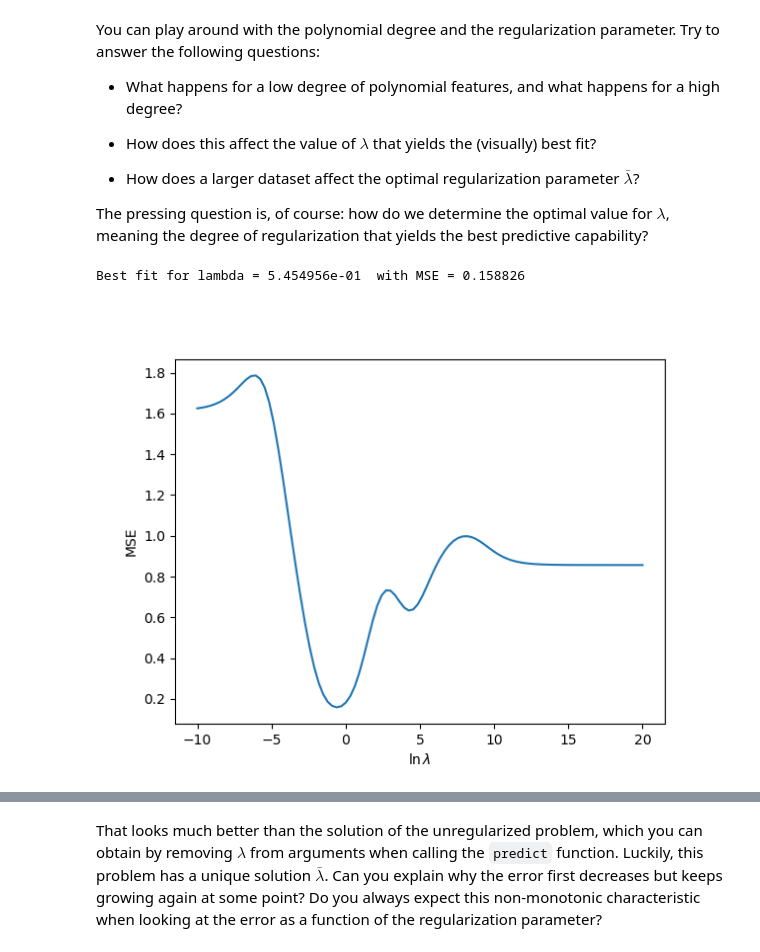
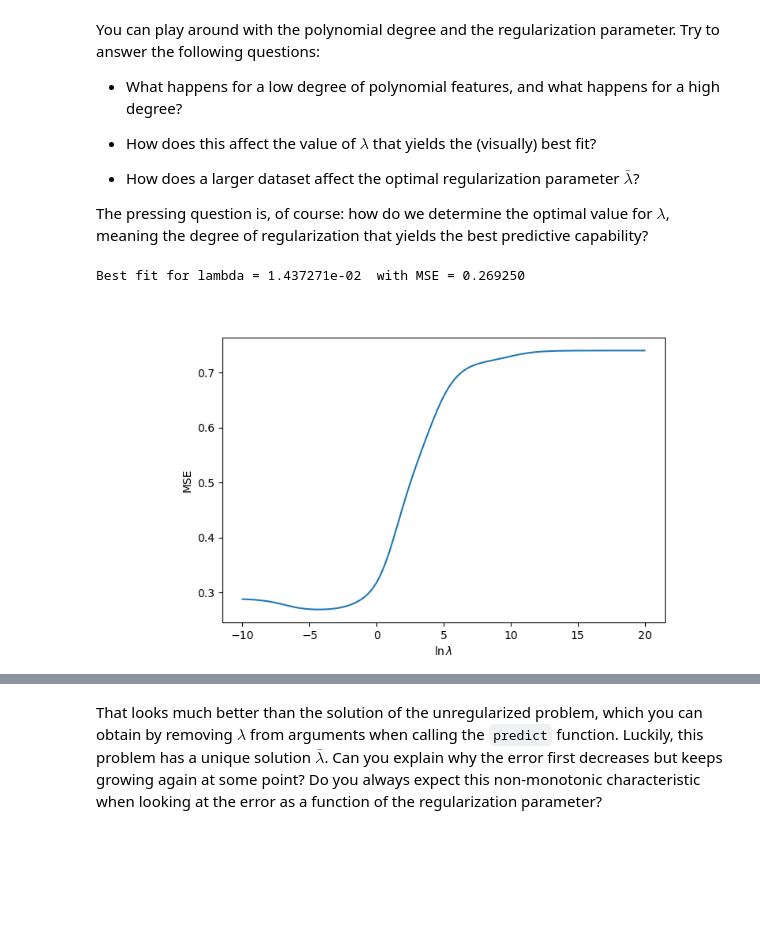
Before and after one commit to annepoot/mude, a Jupyter notebook: notebook_04_ridge-sgd.ipynb, the cells around one changed output, grey strips where cells are left out. Cells and saved outputs as stored; diff of their text form; code cells hidden in the pictures; blank space fills up the shorter version.

```diff
--- a/notebook_04_ridge-sgd.ipynb
+++ b/notebook_04_ridge-sgd.ipynb
@@ -201,39 +204,38 @@ You can play around with the polynomial degree and the regularization parameter.
 The pressing question is, of course: how do we determine the optimal value for $\lambda$, meaning the degree of regularization that yields the best predictive capability?
 # %%
 # set seed and generate data
-np.random.seed(0)
-x, t = f_data(N=30)
-
-# partition dataset into training and validation set
-Ntrain = int(0.7*len(x))
-x_train, x_val, t_train, t_val = train_test_split(x, t, train_size=Ntrain)
+np.random.seed(4)
+x_train, t_train = f_data(N=15)
+x_val, t_val = f_data(N=500)
 
 # set up some vectores and params for the training
 lams    = np.linspace(-10,20,100)
 mse_val = np.zeros_like(lams)
 x_plot  = np.linspace(0, 2*np.pi, 1000)[:,None]
 degree  = 9
 
 # loop over all lambdas
 for i, lam in enumerate(lams):
     t_pred = predict(x_train, t_train, x_val, PolynomialBasis, degree=degree, lam=np.exp(lam))
     mse_val[i] = sum((t_val - t_pred)**2) / len(x_val)
 
 # find lambda with minimum mse
 loc = np.argmin(mse_val)
 lam_min = lams[loc]
 mse_min = mse_val[loc]
 print("Best fit for lambda = {:e}  with MSE = {:4f}".format(np.exp(lam_min), mse_min))
 
 # plot mse over ln(lambda)
-fig, ax = plt.subplots()
+fig, ax = plt.subplots(figsize=(8,4.5))
+ax.set_position([0.2,0.1, 0.7, 0.8])
+# fig, ax = plt.subplots(figsize=(6,4))
 ax.plot(lams, mse_val)
 ax.set_xlabel(r'$\mathrm{ln}\,\lambda$')
 ax.set_ylabel(r'MSE')
 plt.show()
 # %% [output]
-Best fit for lambda = 5.454956e-01  with MSE = 0.158826
+Best fit for lambda = 1.437271e-02  with MSE = 0.269250
-[figure, old version]
+[figure, new version]
 # %%
 # Let's take a look at our regularized solution
 plot = magicplotter(f_data, f_truth, predict, x_plot, x_train, t_train,
```
Also changed, not shown: parts of 9 cells of this notebook, 1 other file.
